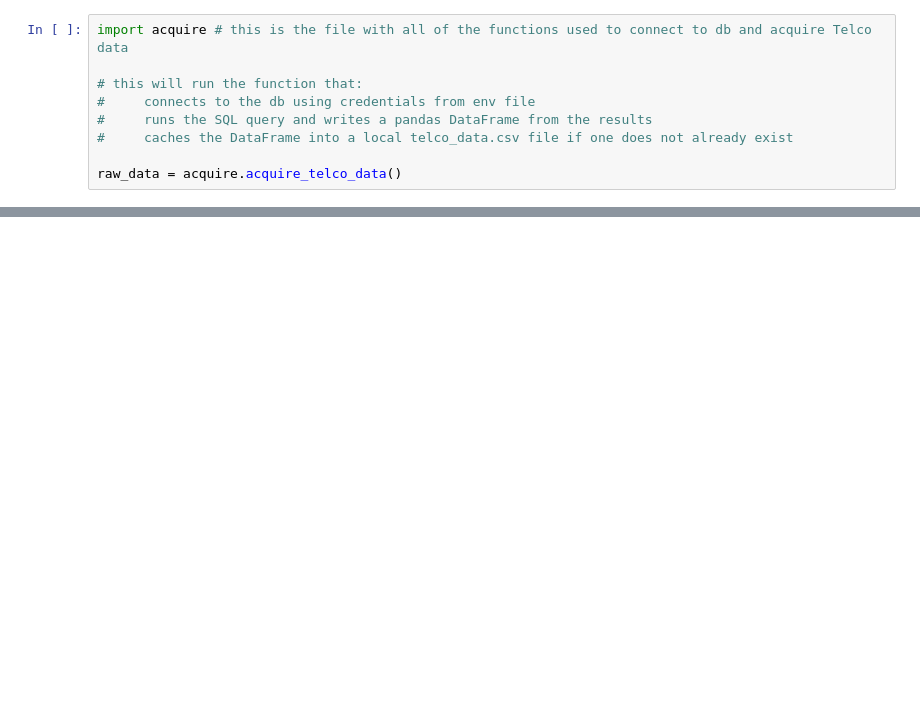
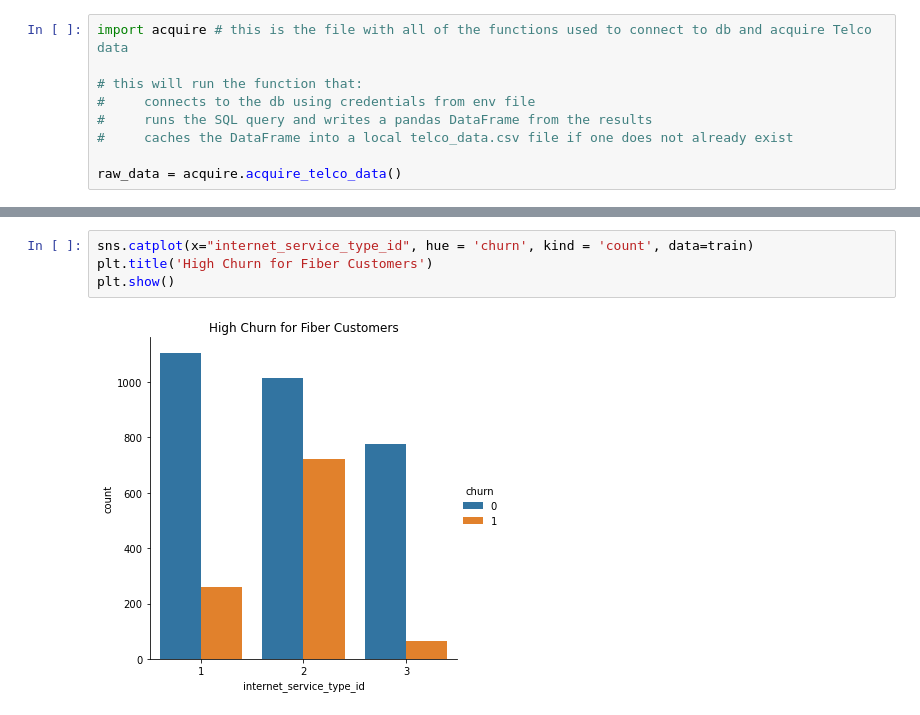
Before and after one commit to Jonessn22/telco_classification_project, a Jupyter notebook: telco_report.ipynb, the cells around one changed output, grey strips where cells are left out. Cells and saved outputs as stored; diff of their text form; blank space fills up the shorter version.

```diff
--- a/telco_report.ipynb
+++ b/telco_report.ipynb
@@ -89,0 +67,6 @@ Test: (1407, 41)
+# %%
+sns.catplot(x="internet_service_type_id", hue = 'churn', kind = 'count', data=train)
+plt.title('High Churn for Fiber Customers')
+plt.show()
+# %% [output]
+[figure, added]
```
Also changed, not shown: parts of 31 cells of this notebook, 5 other files.
